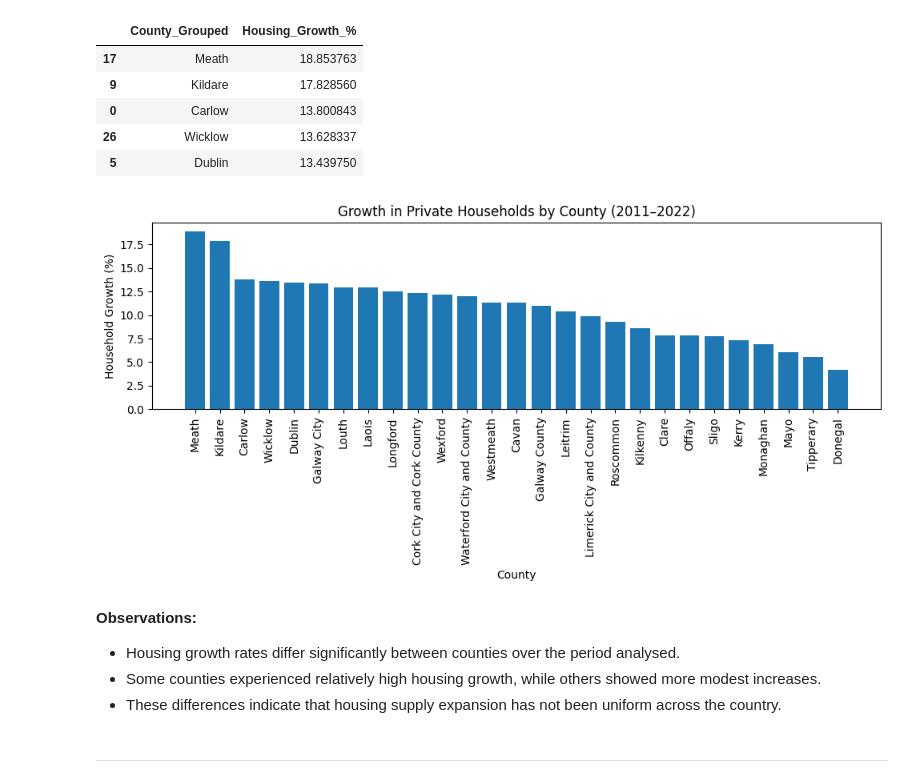
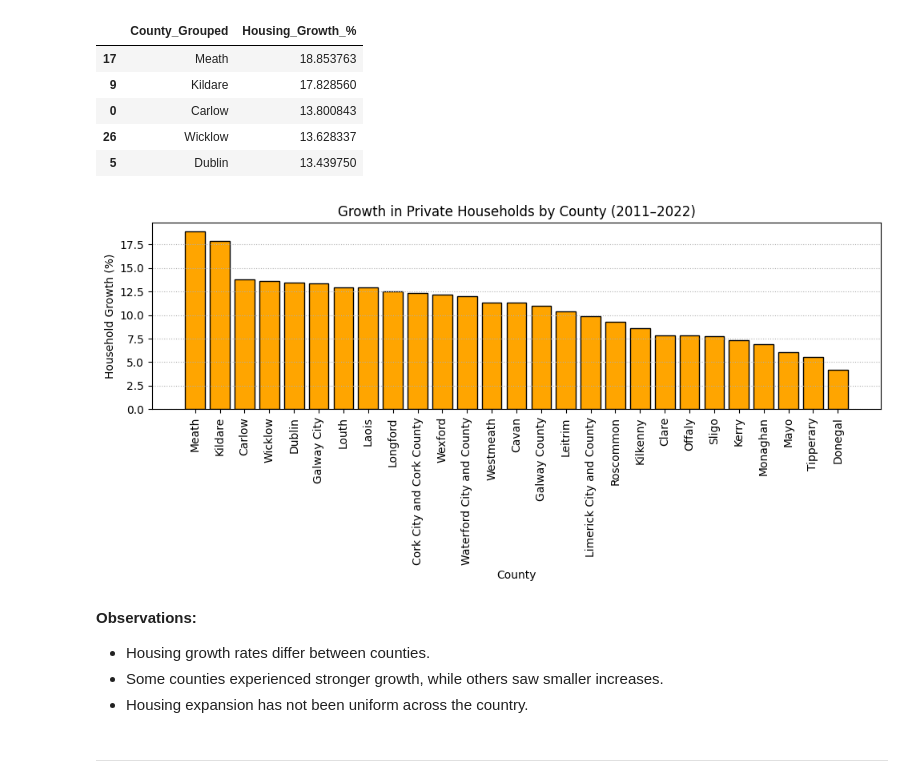
Before and after one commit to elainecazetta/programming-for-data-analytics, a Jupyter notebook: project/census_analysis.ipynb, the cells around one changed output. Drawn from its saved outputs; the diff is of its cells as text; code cells hidden in the pictures.

```diff
--- a/project/census_analysis.ipynb
+++ b/project/census_analysis.ipynb
@@ -427,20 +455,21 @@ housing_growth.head()
 | 5 | Dublin | 13.439750 |
 # %%
 plt.figure(figsize=(10, 5))
-plt.bar(housing_growth["County_Grouped"], housing_growth["Housing_Growth_%"])
+plt.bar(housing_growth["County_Grouped"], housing_growth["Housing_Growth_%"], color='orange', edgecolor='black')
 plt.xticks(rotation=90)
 plt.title("Growth in Private Households by County (2011–2022)")
 plt.xlabel("County")
 plt.ylabel("Household Growth (%)")
+plt.grid(axis='y', linestyle=':')
 plt.tight_layout()
 plt.show()
 # %% [output]
-[figure, old version]
+[figure, new version]
 # %% [markdown]
 **Observations:**
-- Housing growth rates differ significantly between counties over the period analysed.
-- Some counties experienced relatively high housing growth, while others showed more modest increases.
-- These differences indicate that housing supply expansion has not been uniform across the country.
+- Housing growth rates differ between counties.
+- Some counties experienced stronger growth, while others saw smaller increases.
+- Housing expansion has not been uniform across the country.
 # %% [markdown]
 ---
 # %% [markdown]
```
Also changed, not shown: parts of 18 cells of this notebook.
